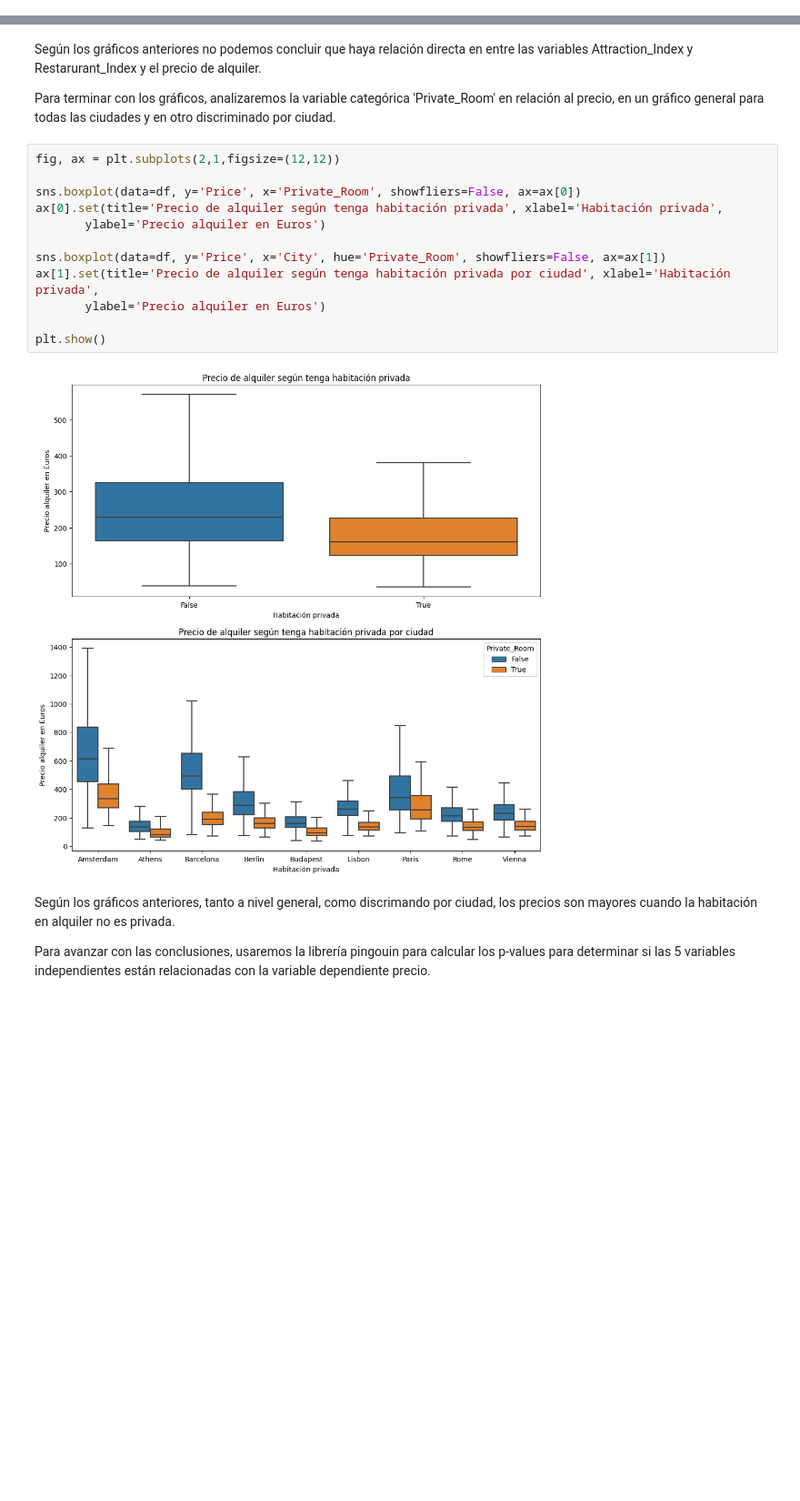
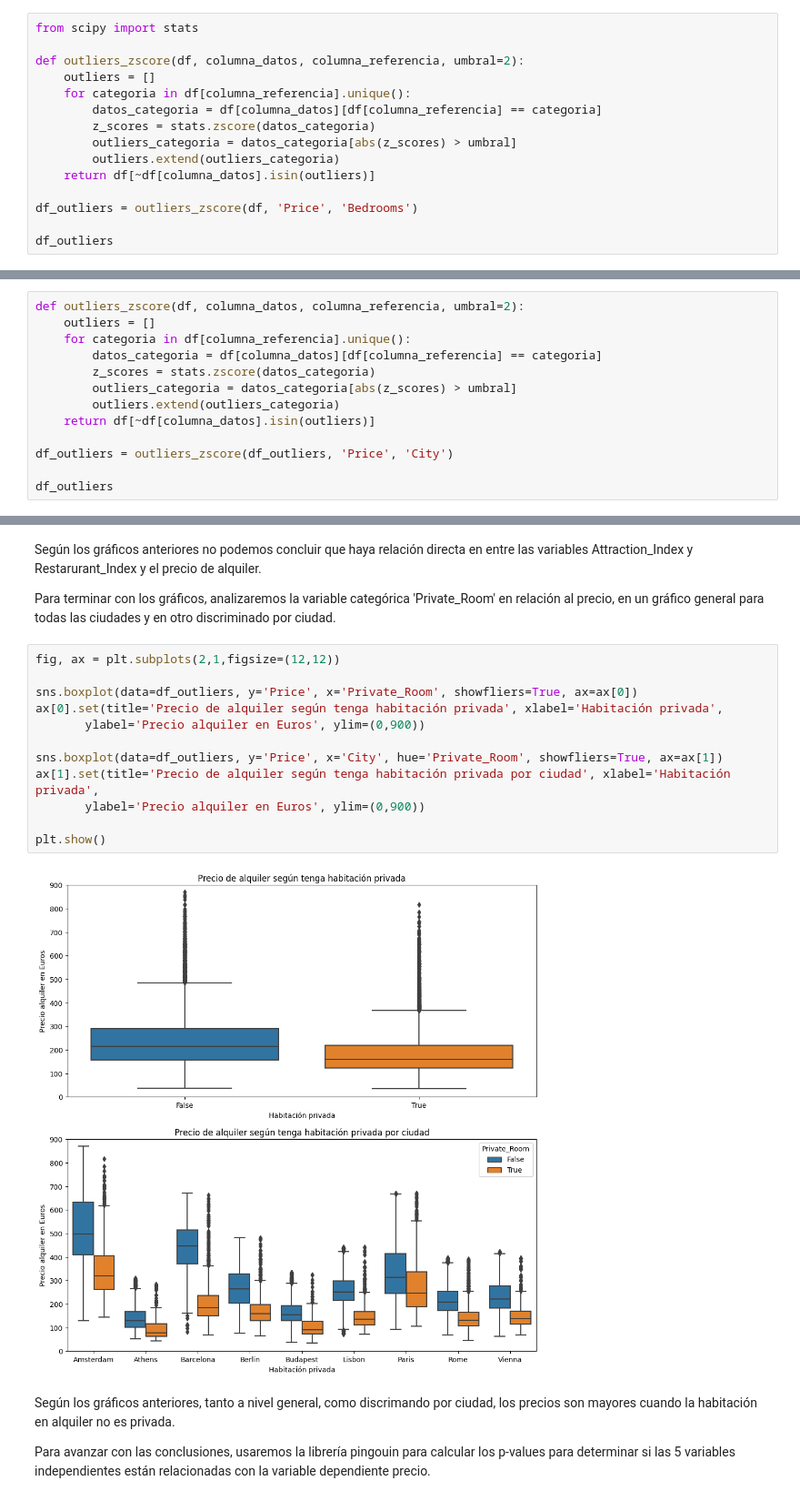
Before and after one commit to tekluis/CoderHouse, a Jupyter notebook: 7-PRIMERAENTREGA_TEK.ipynb, the cells around one changed output, grey strips where cells are left out. Shown at 91% size. Drawn from its saved outputs; the diff is of its cells as text; blank space fills up the shorter version.

```diff
--- a/7-PRIMERAENTREGA_TEK.ipynb
+++ b/7-PRIMERAENTREGA_TEK.ipynb
@@ -95,0 +137,15 @@ Columnas de interés:
+# %%
+from scipy import stats
+
+def outliers_zscore(df, columna_datos, columna_referencia, umbral=2):
+    outliers = []
+    for categoria in df[columna_referencia].unique():
+        datos_categoria = df[columna_datos][df[columna_referencia] == categoria]
+        z_scores = stats.zscore(datos_categoria)
+        outliers_categoria = datos_categoria[abs(z_scores) > umbral]
+        outliers.extend(outliers_categoria)
+    return df[~df[columna_datos].isin(outliers)]
+
+df_outliers = outliers_zscore(df, 'Price', 'Bedrooms')
+
+df_outliers
@@ -95,0 +196,13 @@ Columnas de interés:
+# %%
+def outliers_zscore(df, columna_datos, columna_referencia, umbral=2):
+    outliers = []
+    for categoria in df[columna_referencia].unique():
+        datos_categoria = df[columna_datos][df[columna_referencia] == categoria]
+        z_scores = stats.zscore(datos_categoria)
+        outliers_categoria = datos_categoria[abs(z_scores) > umbral]
+        outliers.extend(outliers_categoria)
+    return df[~df[columna_datos].isin(outliers)]
+
+df_outliers = outliers_zscore(df_outliers, 'Price', 'City')
+
+df_outliers
@@ -176,17 +313,17 @@ Para terminar con los gráficos, analizaremos la variable categórica 'Private_R
 # %%
 fig, ax = plt.subplots(2,1,figsize=(12,12))
 
-sns.boxplot(data=df, y='Price', x='Private_Room', showfliers=False, ax=ax[0])
+sns.boxplot(data=df_outliers, y='Price', x='Private_Room', showfliers=True, ax=ax[0])
 ax[0].set(title='Precio de alquiler según tenga habitación privada', xlabel='Habitación privada',
-       ylabel='Precio alquiler en Euros')
+       ylabel='Precio alquiler en Euros', ylim=(0,900))
 
-sns.boxplot(data=df, y='Price', x='City', hue='Private_Room', showfliers=False, ax=ax[1])
+sns.boxplot(data=df_outliers, y='Price', x='City', hue='Private_Room', showfliers=True, ax=ax[1])
 ax[1].set(title='Precio de alquiler según tenga habitación privada por ciudad', xlabel='Habitación privada',
-       ylabel='Precio alquiler en Euros')
+       ylabel='Precio alquiler en Euros', ylim=(0,900))
 
 plt.show()
 # %% [output]
-[figure, old version]
+[figure, new version]
 # %% [markdown]
 Según los gráficos anteriores, tanto a nivel general, como discrimando por ciudad, los precios son mayores cuando la habitación en alquiler no es privada.
 
```
Also changed, not shown: parts of 61 cells of this notebook.
